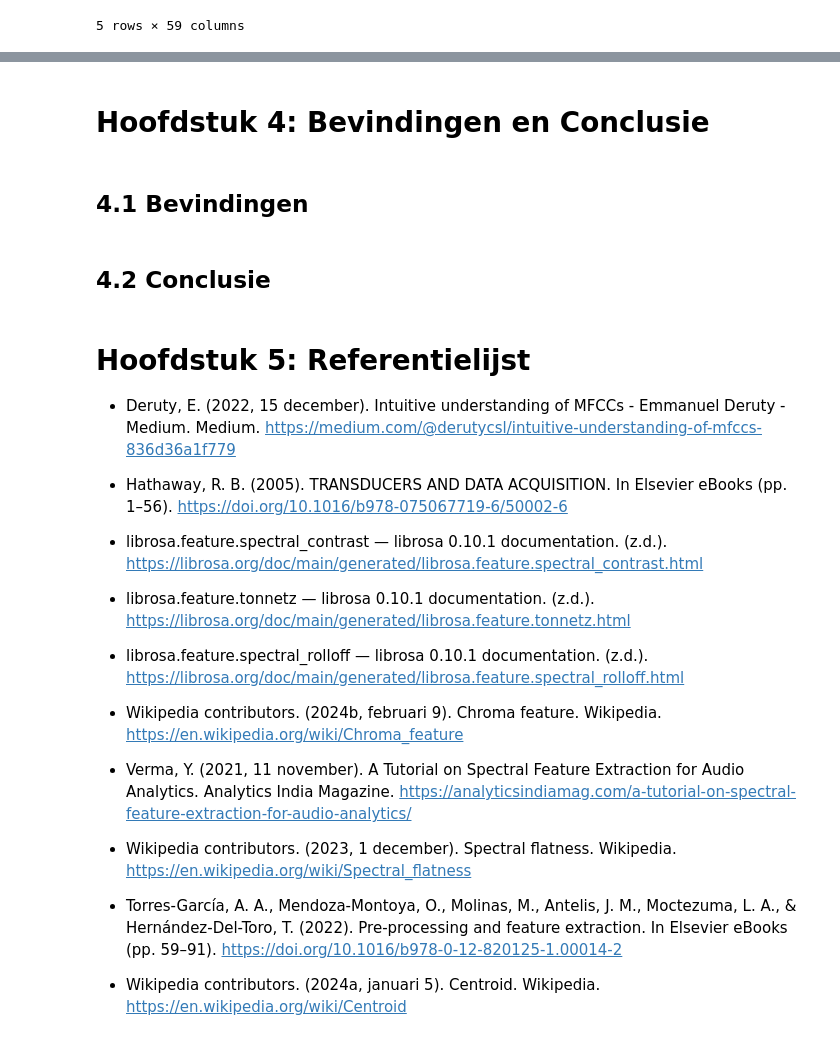
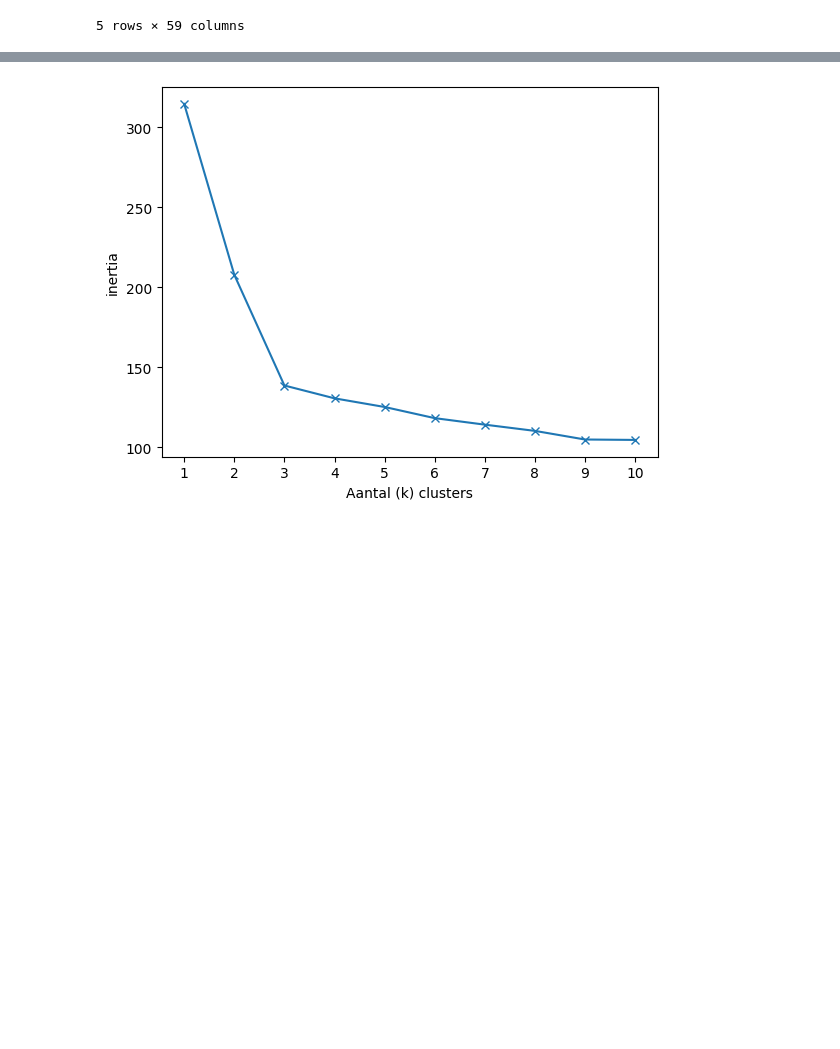
Before and after one commit to DaanEising/ML_DA_REPO, a Jupyter notebook: Machine learning/portfolio 3/Machine_learning_3_final.ipynb, the cells around one changed output, grey strips where cells are left out. Cells and saved outputs as stored; diff of their text form; code cells hidden in the pictures; blank space fills up the shorter version.

Commit message:
Uitleg inertia, NMF Wiskunde, Rekenvoorbeeld en deel code)

```diff
--- a/Machine learning/portfolio 3/Machine_learning_3_final.ipynb
+++ b/Machine learning/portfolio 3/Machine_learning_3_final.ipynb
@@ -1334,32 +1225,26 @@ display(pca_df.head())
-# %% [markdown]
-<a name="hoofdstuk-4-bevindingen-en-conclusie"></a>
-# Hoofdstuk 4: Bevindingen en Conclusie
-# %% [markdown]
-<a name="41-bevindingen"></a>
-## 4.1 Bevindingen
-# %% [markdown]
-<a name="42-conclusie"></a>
-## 4.2 Conclusie
-# %% [markdown]
-<a name="hoofdstuk-5-referentielijst"></a>
-# Hoofdstuk 5: Referentielijst
-
-- Deruty, E. (2022, 15 december). Intuitive understanding of MFCCs - Emmanuel Deruty - Medium. Medium. https://medium.com/@derutycsl/intuitive-understanding-of-mfccs-836d36a1f779
-
-- Hathaway, R. B. (2005). TRANSDUCERS AND DATA ACQUISITION. In Elsevier eBooks (pp. 1–56). https://doi.org/10.1016/b978-075067719-6/50002-6
-
-- librosa.feature.spectral_contrast — librosa 0.10.1 documentation. (z.d.). https://librosa.org/doc/main/generated/librosa.feature.spectral_contrast.html
-
-- librosa.feature.tonnetz — librosa 0.10.1 documentation. (z.d.). https://librosa.org/doc/main/generated/librosa.feature.tonnetz.html
-
-- librosa.feature.spectral_rolloff — librosa 0.10.1 documentation. (z.d.). https://librosa.org/doc/main/generated/librosa.feature.spectral_rolloff.html
-
-- Wikipedia contributors. (2024b, februari 9). Chroma feature. Wikipedia. https://en.wikipedia.org/wiki/Chroma_feature
-
-- Verma, Y. (2021, 11 november). A Tutorial on Spectral Feature Extraction for Audio Analytics. Analytics India Magazine. https://analyticsindiamag.com/a-tutorial-on-spectral-feature-extraction-for-audio-analytics/
-
-- Wikipedia contributors. (2023, 1 december). Spectral flatness. Wikipedia. https://en.wikipedia.org/wiki/Spectral_flatness
-
-- Torres-García, A. A., Mendoza-Montoya, O., Molinas, M., Antelis, J. M., Moctezuma, L. A., & Hernández-Del-Toro, T. (2022). Pre-processing and feature extraction. In Elsevier eBooks (pp. 59–91). https://doi.org/10.1016/b978-0-12-820125-1.00014-2
-
-- Wikipedia contributors. (2024a, januari 5). Centroid. Wikipedia. https://en.wikipedia.org/wiki/Centroid
+# %%
+scaler = MinMaxScaler()
+
+columns_to_scale = unlabeled_df.columns[1:]
+
+scaled_data = scaler.fit_transform(df[columns_to_scale])
+
+nmf_scaled = pd.DataFrame(scaled_data, columns=columns_to_scale)
+# %%
+inertia = []
+k = range(1, 11)
+
+for i in k:
+    model = KMeans(n_clusters=i, n_init=10)
+
+    model.fit(nmf_scaled)
+
+    inertia.append(model.inertia_)
+
+plt.plot(k, inertia, '-x')
+plt.xlabel('Aantal (k) clusters')
+plt.ylabel('inertia')
+plt.xticks(k)
+plt.show()
+# %% [output]
+[figure, added]
```
Also changed, not shown: parts of 45 cells of this notebook.
